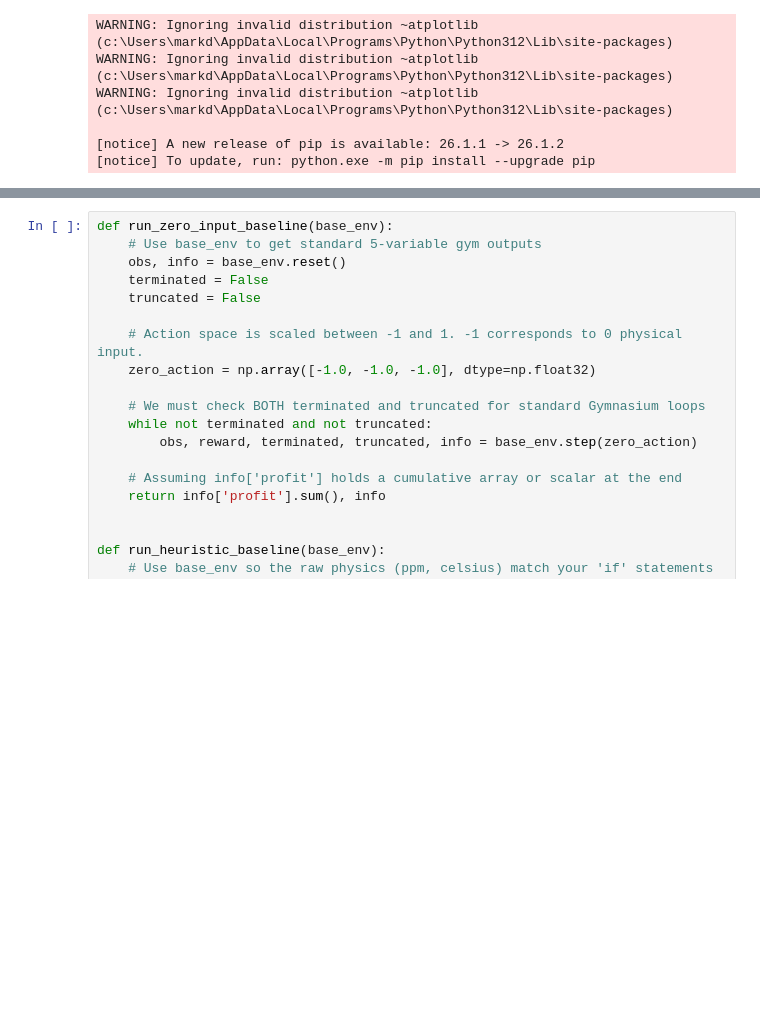
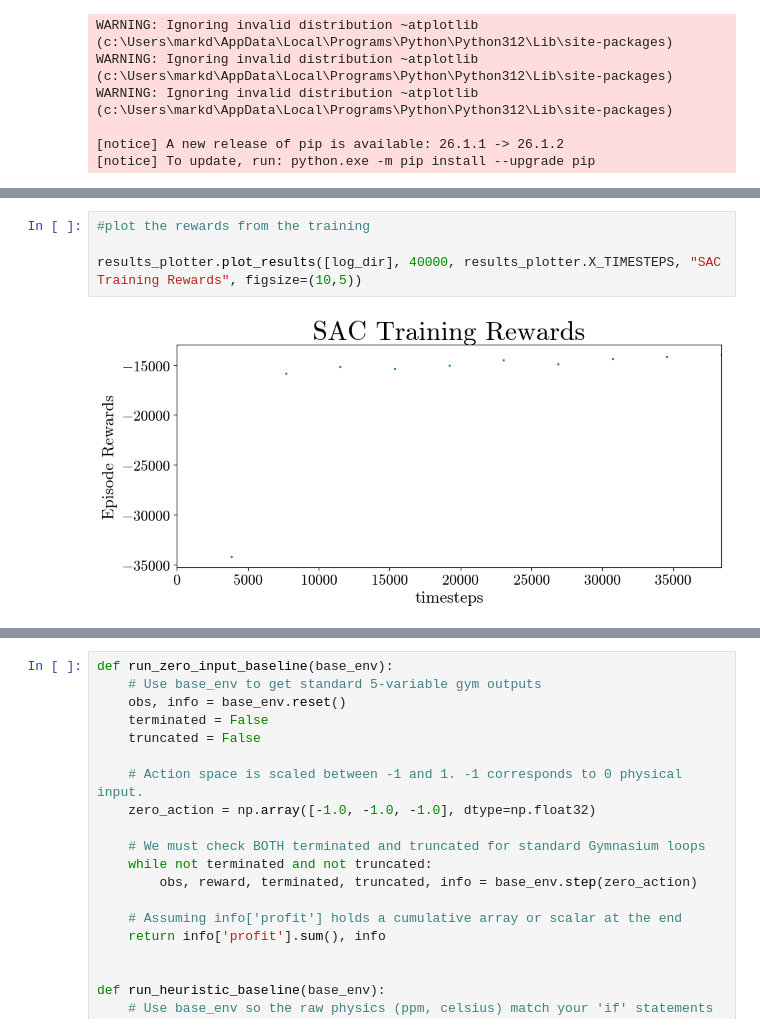
Before and after one commit to DylanHughes02/LettuceGreenhouse, a Jupyter notebook: aml_project/experiments/train_sac.ipynb, the cells around one changed output, grey strips where cells are left out. Cells and saved outputs as stored; diff of their text form; blank space fills up the shorter version.

```diff
--- a/aml_project/experiments/train_sac.ipynb
+++ b/aml_project/experiments/train_sac.ipynb
@@ -78,3 +99,9 @@ Using cpu device
+# %%
+#plot the rewards from the training
+
+results_plotter.plot_results([log_dir], 40000, results_plotter.X_TIMESTEPS, "SAC Training Rewards", figsize=(10,5))
+# %% [output]
+[figure, added]
 # %%
 from aml_project.common.helper_functions import weather2ppmrh
 
```
Also changed, not shown: parts of 7 cells of this notebook, 4 other files.
